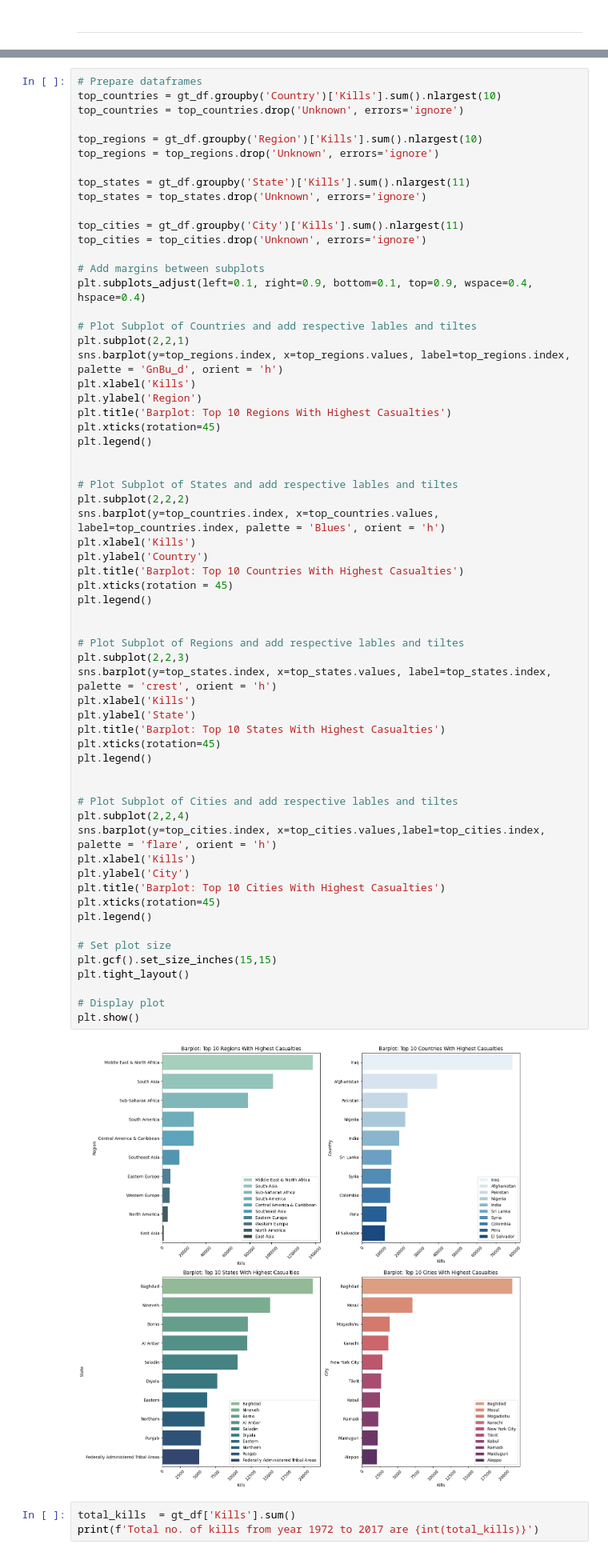
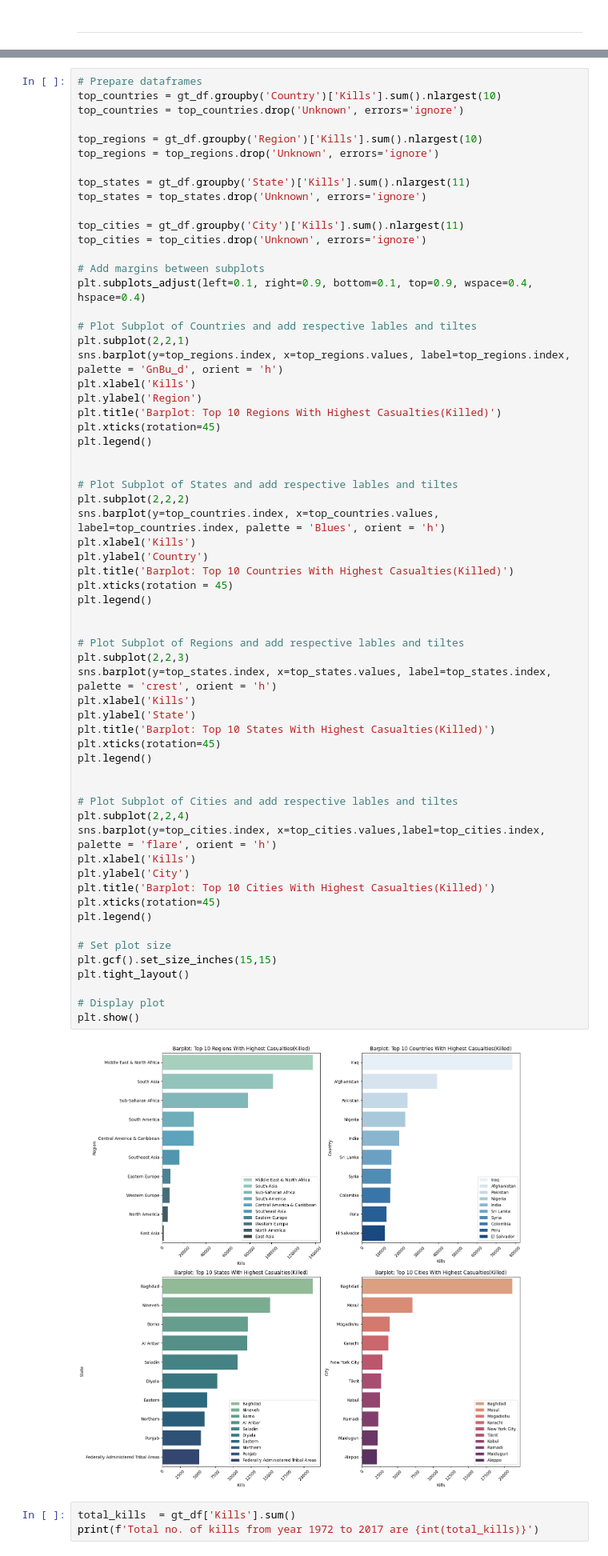
Before and after one commit to dacenish/EDA-Global-terrorism, a Jupyter notebook: Capstone_Project_Global_terrorism_EDA_by_Danish_Zia.ipynb, the cells around one changed output, grey strips where cells are left out. Shown at 80% size. Cells and saved outputs as stored; diff of their text form.

```diff
--- a/Capstone_Project_Global_terrorism_EDA_by_Danish_Zia.ipynb
+++ b/Capstone_Project_Global_terrorism_EDA_by_Danish_Zia.ipynb
@@ -351,7 +350,7 @@ plt.subplot(2,2,1)
 sns.barplot(y=top_regions.index, x=top_regions.values, label=top_regions.index, palette = 'GnBu_d', orient = 'h')
 plt.xlabel('Kills')
 plt.ylabel('Region')
-plt.title('Barplot: Top 10 Regions With Highest Casualties')
+plt.title('Barplot: Top 10 Regions With Highest Casualties(Killed)')
 plt.xticks(rotation=45)
 plt.legend()
 
@@ -361,38 +360,38 @@ plt.subplot(2,2,2)
 sns.barplot(y=top_countries.index, x=top_countries.values, label=top_countries.index, palette = 'Blues', orient = 'h')
 plt.xlabel('Kills')
 plt.ylabel('Country')
-plt.title('Barplot: Top 10 Countries With Highest Casualties')
+plt.title('Barplot: Top 10 Countries With Highest Casualties(Killed)')
 plt.xticks(rotation = 45)
 plt.legend()
 
 
 # Plot Subplot of Regions and add respective lables and tiltes
 plt.subplot(2,2,3)
 sns.barplot(y=top_states.index, x=top_states.values, label=top_states.index, palette = 'crest', orient = 'h')
 plt.xlabel('Kills')
 plt.ylabel('State')
-plt.title('Barplot: Top 10 States With Highest Casualties')
+plt.title('Barplot: Top 10 States With Highest Casualties(Killed)')
 plt.xticks(rotation=45)
 plt.legend()
 
 
 # Plot Subplot of Cities and add respective lables and tiltes
 plt.subplot(2,2,4)
 sns.barplot(y=top_cities.index, x=top_cities.values,label=top_cities.index, palette = 'flare', orient = 'h')
 plt.xlabel('Kills')
 plt.ylabel('City')
-plt.title('Barplot: Top 10 Cities With Highest Casualties')
+plt.title('Barplot: Top 10 Cities With Highest Casualties(Killed)')
 plt.xticks(rotation=45)
 plt.legend()
 
 # Set plot size
 plt.gcf().set_size_inches(15,15)
 plt.tight_layout()
 
 # Display plot
 plt.show()
 # %% [output]
-[figure, old version]
+[figure, new version]
 # %%
 total_kills  = gt_df['Kills'].sum()
 print(f'Total no. of kills from year 1972 to 2017 are {int(total_kills)}')
```
Also changed, not shown: parts of 32 cells of this notebook.
